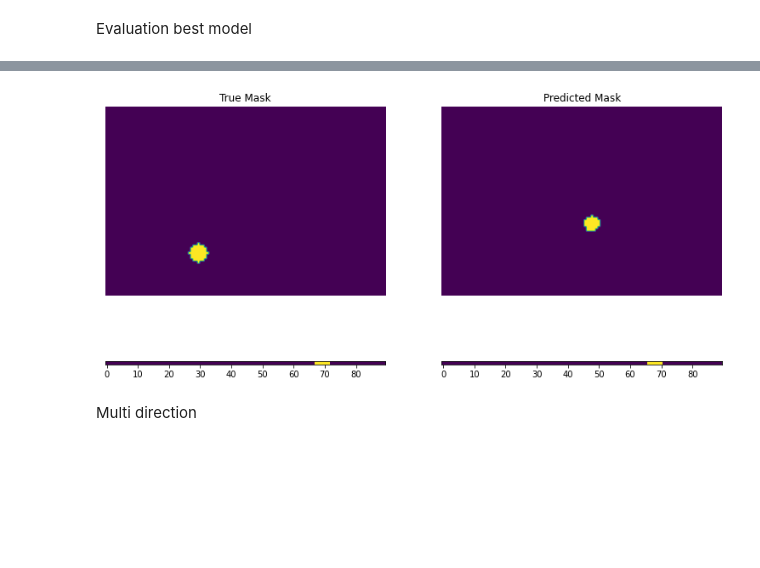
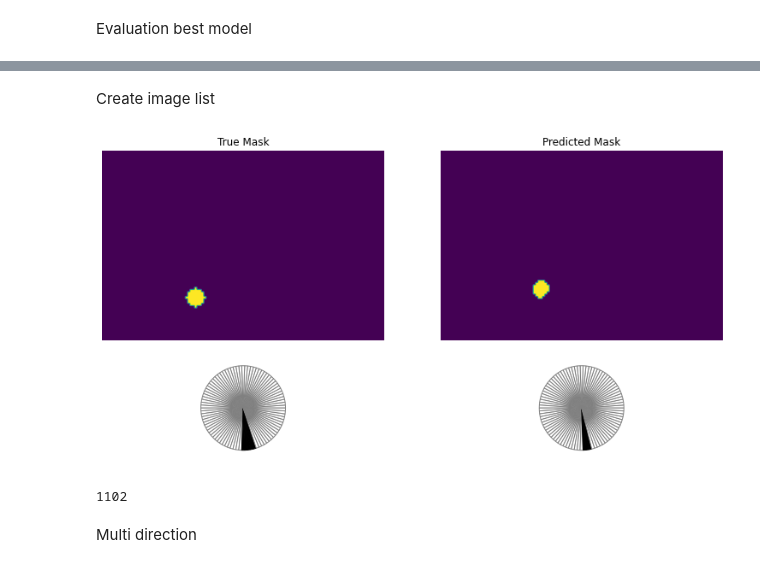
Before and after one commit to P1G1U/Thesis_AITronik, a Jupyter notebook: Half LiDAR Map/define_model.ipynb, the cells around one changed output, grey strips where cells are left out. Saved outputs shown, nothing was run; the diff lists cells and outputs as text; code cells hidden in the pictures; blank space fills up the shorter version.

```diff
--- a/Half LiDAR Map/define_model.ipynb
+++ b/Half LiDAR Map/define_model.ipynb
@@ -473,7 +754,7 @@ model.compile(optimizer = optimizers.Adam(),
 # %% [markdown]
 Data import
 # %%
-data = DAO("datasetmap90_multirot.csv")
+data = DAO("datasetmap90_multirot2.csv")
 data.read()
 data.divide_data()
 # %%
@@ -518,13 +799,13 @@ for i in data.TS_targets_pos.numpy():
 TR_masks_rot = []
 
 for i in data.TR_targets_rot.numpy():
-    rot_grid_inst = quant_rot(i,90, 3)
+    rot_grid_inst = quant_rot(i,90, 2)
     TR_masks_rot.append(rot_grid_inst)
 
 TS_masks_rot = []
 
 for i in data.TS_targets_rot.numpy():
-    rot_grid_inst = quant_rot(i,90, 3)
+    rot_grid_inst = quant_rot(i,90, 2)
     TS_masks_rot.append(rot_grid_inst)
 # %%
 with open('data/temp/TR_masks.csv', 'w') as f:
@@ -899,0 +1140,2 @@ model.evaluate([TR_map,data.TR_features],
+# %% [markdown]
+Create image list
@@ -900,27 +1179,28 @@ model.evaluate([TR_map,data.TR_features],
 # %%
-for index in range(len(TS_map)):
+for index in range(len(map_masks)):
 
-    test_map = TS_map[index]
-    #test_x = TS_x.values[0]
-    test_x = data.TS_features.numpy()[index]
+    test_map = map_masks[index]
+    test_x = data.features.numpy()[index]
 
 
     test_map = tf.reshape(test_map,[1,map_img_tensor.shape[0],map_img_tensor.shape[1],1])
     test_x = tf.reshape(test_x,[1,360])
 
     pred_test_pos,pred_test_rot = model.predict([test_map,test_x])
     sample = create_mask(pred_test_pos)
     sample_rot = create_mask(pred_test_rot)
 
-    #pred_test = model.predict([test_map,test_x])
-    #sample = create_mask(pred_test)
+    #sample = background_map(sample, map_img)
+    #sample = tf.reshape(sample,[map_img_tensor.shape[0],map_img_tensor.shape[1],1])
 
-    sample_targets = data.TS_targets_pos[0]
+    clear_output(wait=True)
 
-    display([TS_masks[index],sample],[TS_masks_rot[index],sample_rot],"inst_{}".format(index))
-    clear_output(wait=True)
+    display([pos_masks[index],sample],[rot_masks[index],sample_rot],"inst_{}".format(index))
+
+    print(index)
 # %% [output]
-[figure, old version]
+[figure, new version]
+1102
 # %% [markdown]
 Multi direction
 # %%
```
Also changed, not shown: parts of 15 cells of this notebook, 4 other files.
